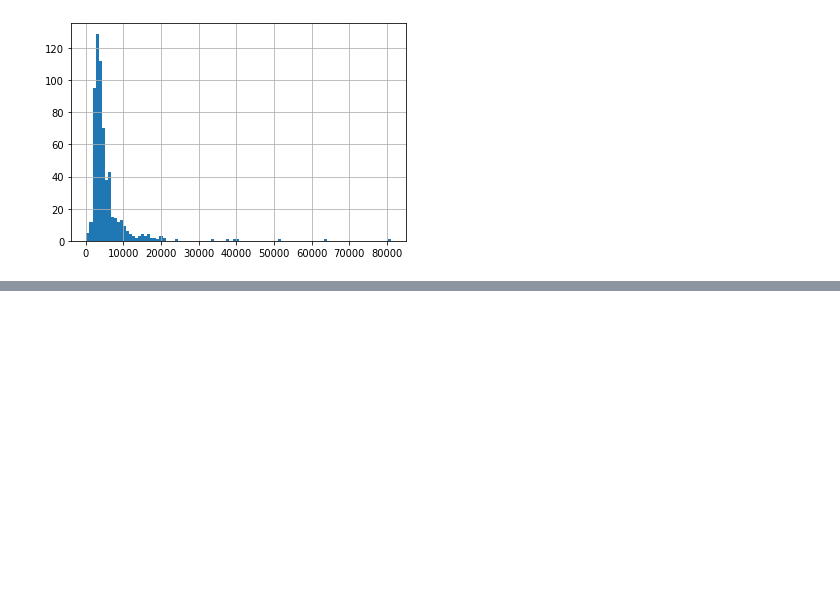
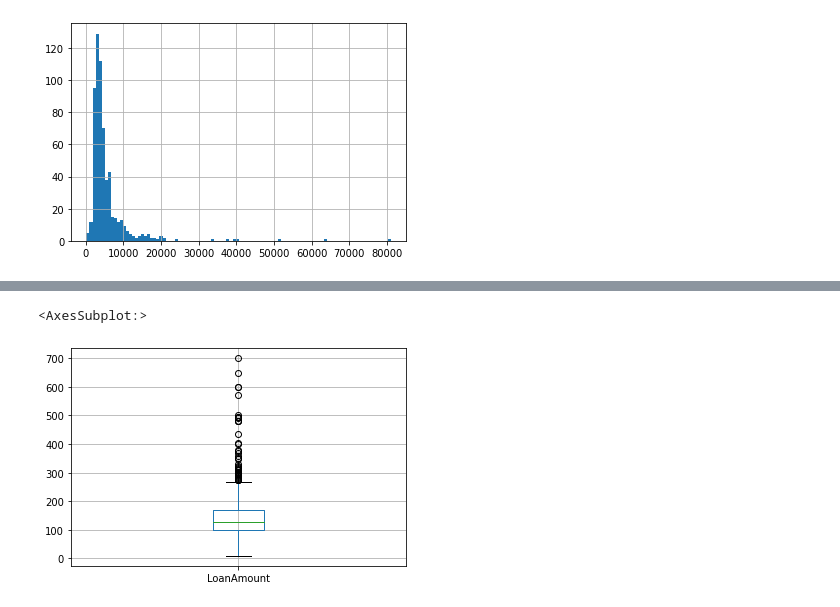
Before and after one commit to jocianoperin/Python, a Jupyter notebook: Notebook.ipynb, the cells around one changed output, grey strips where cells are left out. Cells and saved outputs as stored; diff of their text form; code cells hidden in the pictures; blank space fills up the shorter version.

```diff
--- a/Notebook.ipynb
+++ b/Notebook.ipynb
@@ -44,0 +60,5 @@ df['ApplicantIncome'].hist(bins=100)
+# %%
+df.boxplot(column='LoanAmount')
+# %% [output]
+<AxesSubplot:>
+[figure, added]
```
Also changed, not shown: parts of 4 cells of this notebook, 1 other file.
